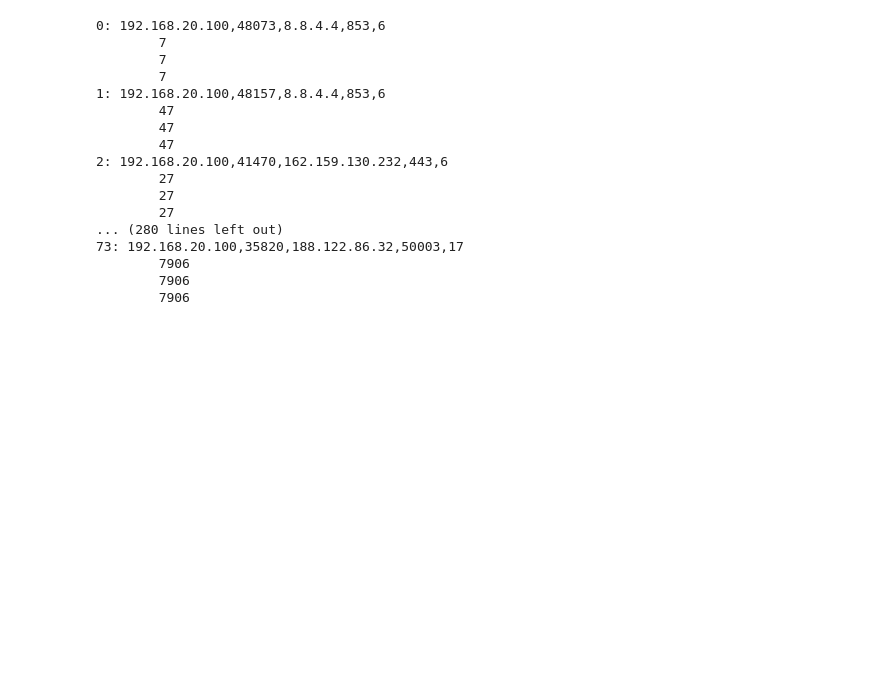
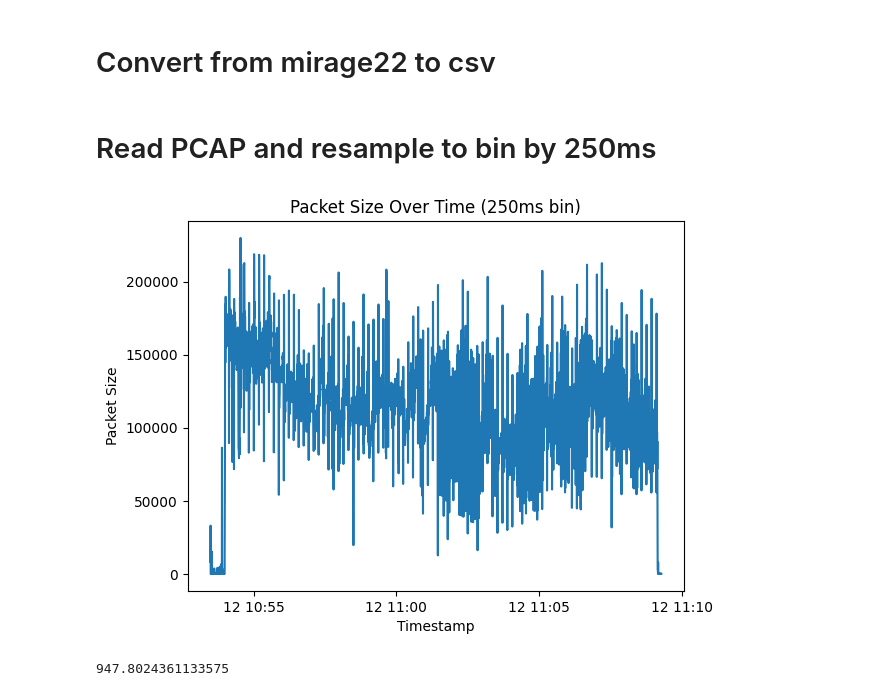
Before and after one commit to nathanielCherian/network-traffic-analysis, a Jupyter notebook: MirageTest.ipynb, the cells around one changed output. Cells and saved outputs as stored; diff of their text form; code cells hidden in the pictures; blank space fills up the shorter version.

Commit message:
mirage processing + flowpic

```diff
--- a/MirageTest.ipynb
+++ b/MirageTest.ipynb
@@ -7,26 +1,4 @@ with open(r"data\MIRAGE-COVID-CCMA-2022\MIRAGE-COVID-CCMA-2022\Raw_JSON\Discord\
-# %%
-for i,key in enumerate(d):
-    print(str(i)+": " + key)
-    print("\t"+str(len(d[key]['packet_data']['timestamp'])))
-    print("\t"+str(len(d[key]['packet_data']['IP_packet_bytes'])))
-    print("\t"+str(len(d[key]['packet_data']['iat'])))
-# %% [output]
-0: 192.168.20.100,48073,8.8.4.4,853,6
-        7
-        7
-        7
-1: 192.168.20.100,48157,8.8.4.4,853,6
-        47
-        47
-        47
-2: 192.168.20.100,41470,162.159.130.232,443,6
-        27
-        27
-        27
-... (280 lines left out)
-73: 192.168.20.100,35820,188.122.86.32,50003,17
-        7906
-        7906
-        7906
+# %% [markdown]
+# Convert from mirage22 to csv
 # %%
 import csv
@@ -41,0 +35,24 @@ with open(filename, 'w',newline='') as csvfile:
+# %% [markdown]
+# Read PCAP and resample to bin by 250ms
+# %%
+import matplotlib.pyplot as plt
+import pandas as pd
+
+df = pd.read_csv(r"data\discord_data\70.csv")
+sorted_df = df.sort_values(by='timestamp').drop(columns=['five-tuple', 'iat'])
+sorted_df['timestamp'] = pd.to_datetime(sorted_df['timestamp'], unit='s')
+df_resampled = sorted_df.set_index('timestamp').resample('250L').sum()
+
+plt.plot(df_resampled.index, df_resampled['packet_size'])
+plt.xlabel('Timestamp')
+plt.ylabel('Packet Size')
+plt.title('Packet Size Over Time (250ms bin)')
+plt.show()
+# %% [output]
+[figure, added]
+# %%
+max_t = df['timestamp'].max()
+min_t = df['timestamp'].min()
+max_t - min_t
+# %% [output]
+947.8024361133575
```
Also changed, not shown: parts of 10 cells of this notebook.
